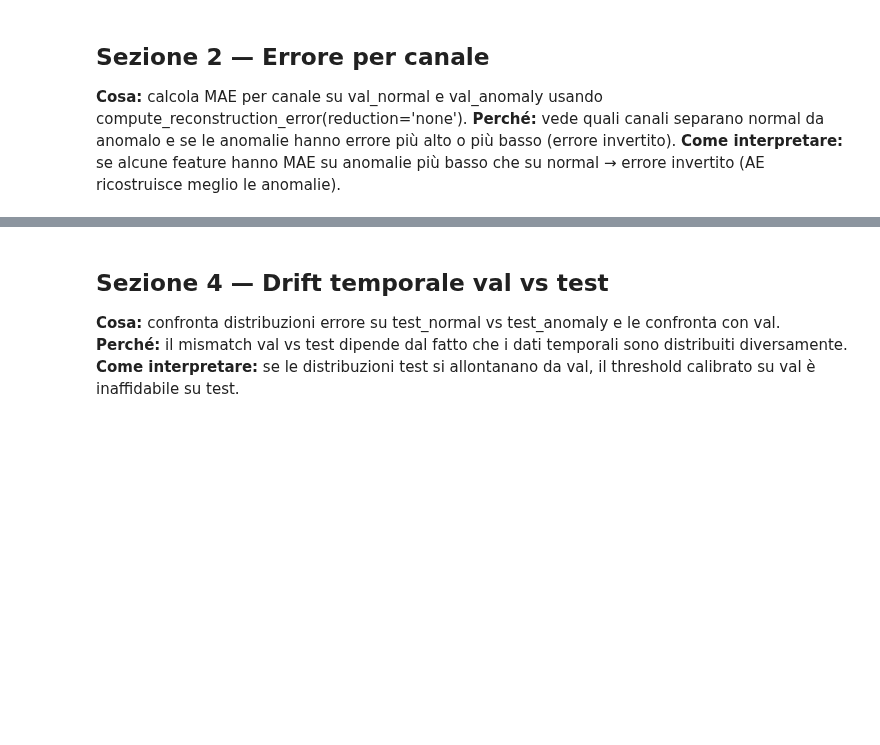
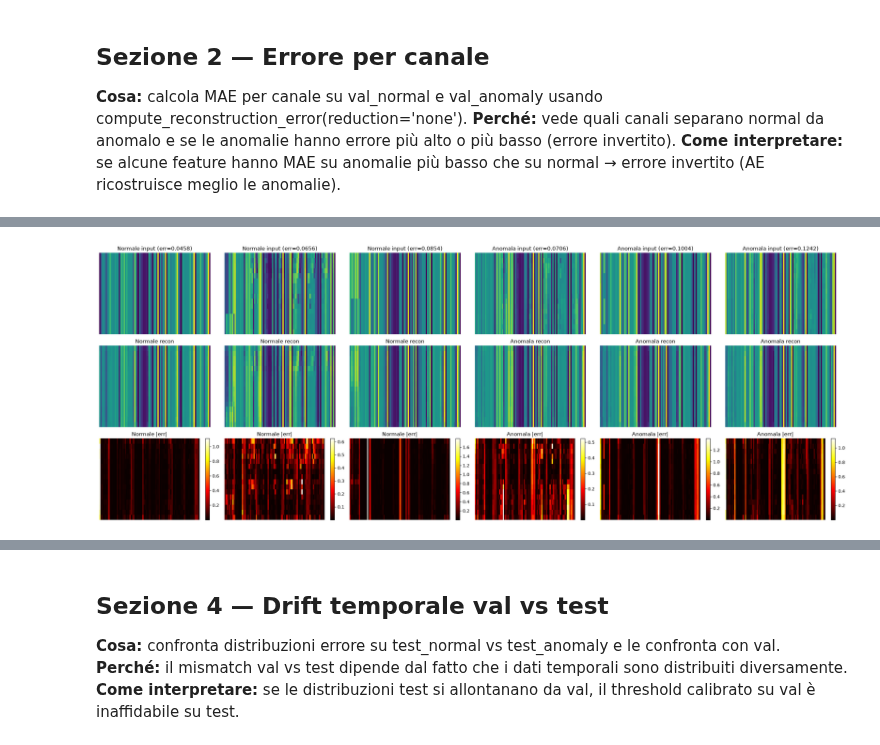
Before and after one commit to s349534/AM01-Detection-of-Anomalous-Behaviour-in-Industrial-Robot, a Jupyter notebook: notebooks/04_model_diagnosis.ipynb, the cells around one changed output, grey strips where cells are left out. Saved outputs shown, nothing was run; the diff lists cells and outputs as text; code cells hidden in the pictures; blank space fills up the shorter version.

```diff
--- a/notebooks/04_model_diagnosis.ipynb
+++ b/notebooks/04_model_diagnosis.ipynb
@@ -150,11 +154,21 @@ print("  MAE_zero_val_normal:   mean=%.6f" % mae_zero_val_normal.mean())
 print("  MAE_zero_val_anomaly:  mean=%.6f" % mae_zero_val_anomaly.mean())
 
 # --- MAE_AE: real MAE from autoencoder ---
-from src.models.autoencoder import compute_errors_on_loader
+def compute_errors_from_loader(model, loader, device, metric="mae"):
+    """Compute per-sample reconstruction error from a DataLoader."""
+    model.eval()
+    errors = []
+    with torch.no_grad():
+        for batch in loader:
+            x = batch[0] if isinstance(batch, (list, tuple)) else batch
+            x = x.to(device)
+            err = model.compute_reconstruction_error(x, reduction="sample", metric=metric)
+            errors.append(err.cpu().numpy())
+    return np.concatenate(errors)
 
-mae_ae_train = compute_errors_on_loader(model, train_loader, DEVICE, metric="mae")
-mae_ae_val_normal = compute_errors_on_loader(model, val_normal_loader, DEVICE, metric="mae")
-mae_ae_val_anomaly = compute_errors_on_loader(model, val_anomaly_loader, DEVICE, metric="mae")
+mae_ae_train = compute_errors_from_loader(model, train_loader, DEVICE, metric="mae")
+mae_ae_val_normal = compute_errors_from_loader(model, val_normal_loader, DEVICE, metric="mae")
+mae_ae_val_anomaly = compute_errors_from_loader(model, val_anomaly_loader, DEVICE, metric="mae")
 
 print("\n  MAE_AE_train:          mean=%.6f" % mae_ae_train.mean())
 print("  MAE_AE_val_normal:     mean=%.6f" % mae_ae_val_normal.mean())
@@ -314,0 +423,80 @@ plt.show()
+# %%
+"""Sezione 3B — Ricostruzione per-Finestra (Dettaglio)."""
+try:
+    SEED
+except NameError:
+    SEED = 42
+set_seed(SEED)
+
+import matplotlib.pyplot as plt
+import numpy as np
+import torch
+
+# --- Seleziona finestre rappresentative per errore (basso/medio/alto) ---
+def select_representative_windows(dataset, model, device, n_per_tier=3):
+    model.eval()
+    windows = []
+    errors = []
+    for i in range(len(dataset)):
+        x = dataset[i][0].unsqueeze(0).to(device)
+        with torch.no_grad():
+            x_pred = model(x)
+        err = torch.abs(x - x_pred).mean(dim=(1, 2)).item()
+        windows.append(dataset[i][0])
+        errors.append(err)
+    windows = torch.stack(windows)
+    errors = np.array(errors)
+    tiers = np.array_split(np.argsort(errors), 3)
+    selected = []
+    for tier in tiers:
+        idx = tier[len(tier) // 2]  # mediana del tier
+        selected.append((windows[idx], errors[idx]))
+    return selected[:n_per_tier * 3]
+
+sel_norm = select_representative_windows(val_normal_loader.dataset, model, DEVICE)
+sel_anom = select_representative_windows(val_anomaly_loader.dataset, model, DEVICE)
+
+# --- Plot: input / reconstruction / heatmap errore ---
+n_rows = 3  # input, recon, errore
+n_cols = len(sel_norm) + len(sel_anom)
+
+fig, axes = plt.subplots(n_rows, n_cols, figsize=(4 * n_cols, 3 * n_rows))
+if n_cols == 1:
+    axes = axes.reshape(-1, 1)
+
+col = 0
+for label, sel in [("Normale", sel_norm), ("Anomala", sel_anom)]:
+    for x_win, err_win in sel:
+        x_win_b = x_win.unsqueeze(0).to(DEVICE)
+        with torch.no_grad():
+            x_pred = model(x_win_b)
+        err_map = torch.abs(x_win_b - x_pred).cpu().numpy()[0]  # (C, W)
+
+        # Riga 0: input
+        axes[0, col].imshow(x_win.cpu().numpy(), aspect='auto', cmap='viridis')
+        axes[0, col].set_title(f"{label} input (err={err_win:.4f})")
+        axes[0, col].axis('off')
+
+        # Riga 1: ricostruzione
+        axes[1, col].imshow(x_pred[0].cpu().detach().numpy(), aspect='auto', cmap='viridis')
+        axes[1, col].set_title(f"{label} recon")
+        axes[1, col].axis('off')
+
+        # Riga 2: heatmap errore
+        im = axes[2, col].imshow(err_map, aspect='auto', cmap='hot')
+        axes[2, col].set_title(f"{label} |err|")
+        axes[2, col].axis('off')
+        plt.colorbar(im, ax=axes[2, col], fraction=0.046)
+
+        col += 1
+
+plt.tight_layout()
+plt.show()
+
+# --- Statistiche riepilogo ---
+print("=== RIEPILOGO RICOSTRUZIONE PER-FINESTRA ===")
+for label, sel in [("Normale", sel_norm), ("Anomala", sel_anom)]:
+    errs = [e for _, e in sel]
+    print(f"{label}: errore medio={np.mean(errs):.6f}, min={np.min(errs):.6f}, max={np.max(errs):.6f}")
+# %% [output]
+[figure, added]
```
Also changed, not shown: parts of 36 cells of this notebook, 7 other files.
